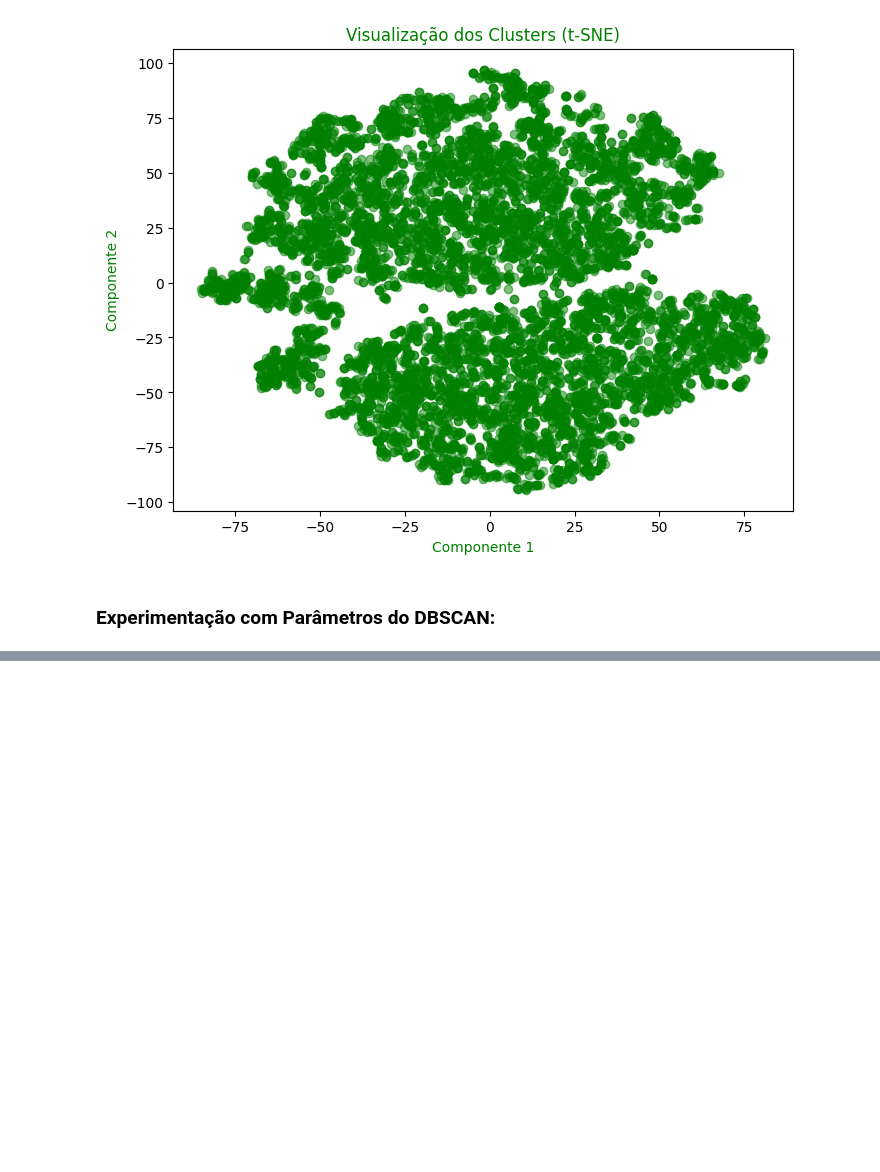
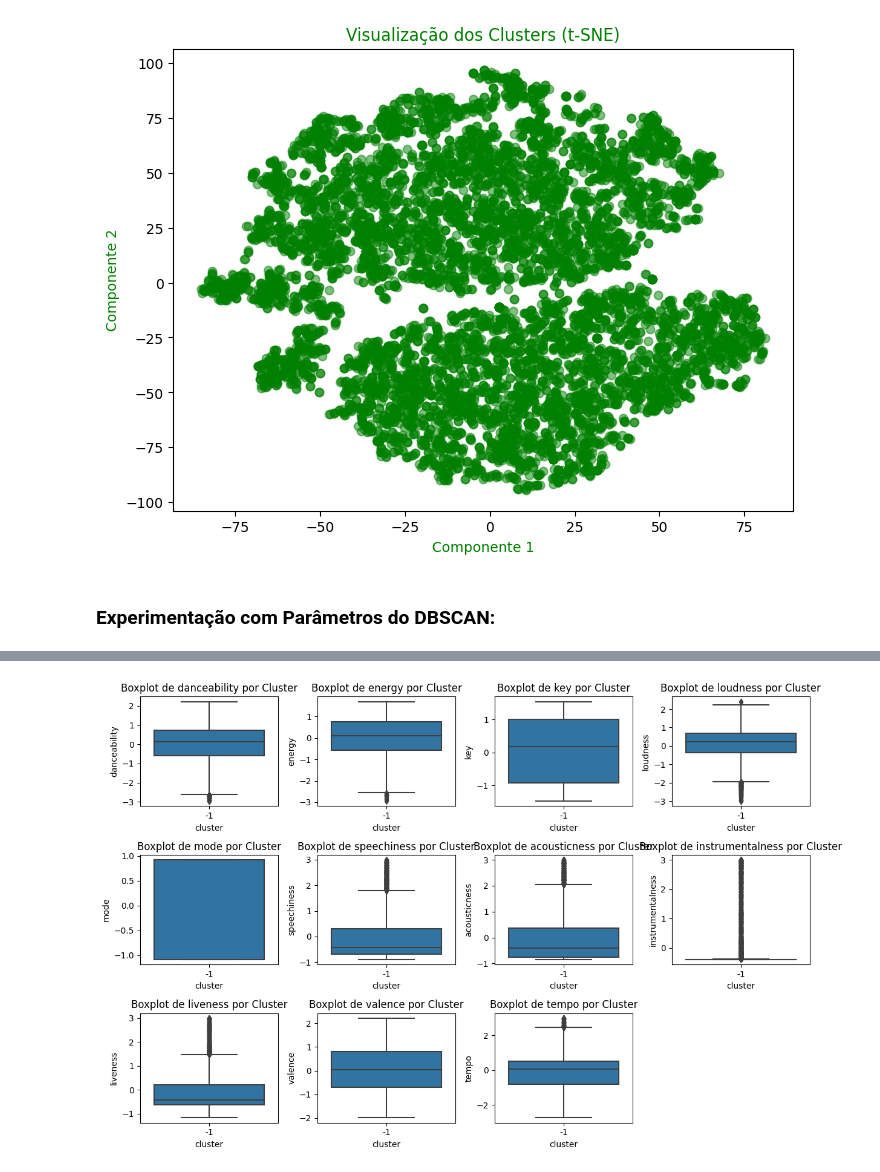
Before and after one commit to claraferreirabatista/30000-spotify-songs-machine-learning-popularidade, a Jupyter notebook: 6_DBSCAN.ipynb, the cells around one changed output, grey strips where cells are left out. Drawn from its saved outputs; the diff is of its cells as text; code cells hidden in the pictures; blank space fills up the shorter version.

```diff
--- a/6_DBSCAN.ipynb
+++ b/6_DBSCAN.ipynb
@@ -140,0 +88,27 @@ experimentar_DBSCAN(eps_values, min_samples_values, df)
+# %%
+from sklearn.cluster import DBSCAN
+from sklearn.metrics import silhouette_score
+
+# Ajuste o DBSCAN com diferentes valores de eps e min_samples
+eps_values = [0.5, 1.0, 1.5]
+min_samples_values = [5, 10, 15]
+
+best_silhouette_score = -1
+best_eps = None
+best_min_samples = None
+best_labels = None
+
+for eps in eps_values:
+    for min_samples in min_samples_values:
+        dbscan = DBSCAN(eps=eps, min_samples=min_samples)
+        labels = dbscan.fit_predict(df_tsne)  # Use os dados transformados pelo t-SNE
+        if len(np.unique(labels)) > 1:  # Verifique se mais de um cluster foi identificado
+            silhouette_avg = silhouette_score(df_tsne, labels)
+            print(f"For eps={eps}, min_samples={min_samples}, silhouette score: {silhouette_avg}")
+            if silhouette_avg > best_silhouette_score:
+                best_silhouette_score = silhouette_avg
+                best_eps = eps
+                best_min_samples = min_samples
+                best_labels = labels
+
+print(f"Best silhouette score: {best_silhouette_score} with eps={best_eps} and min_samples={best_min_samples}")
@@ -140,0 +124,7 @@ experimentar_DBSCAN(eps_values, min_samples_values, df)
+# %%
+# Adicionar os rótulos ao DataFrame original
+df['cluster'] = labels
+
+# Calcular médias e desvios-padrão de cada atributo por cluster
+descritivas_por_cluster = df.groupby('cluster').agg(['mean', 'std'])
+print(descritivas_por_cluster)
@@ -140,0 +149,11 @@ experimentar_DBSCAN(eps_values, min_samples_values, df)
+# %%
+# Boxplot para cada atributo por cluster
+plt.figure(figsize=(12, 8))
+for i, col in enumerate(colunas_numericas):
+    plt.subplot(3, 4, i + 1)
+    sns.boxplot(x='cluster', y=col, data=df)
+    plt.title(f'Boxplot de {col} por Cluster')
+    plt.tight_layout()
+plt.show()
+# %% [output]
+[figure, added]
```
Also changed, not shown: parts of 7 cells of this notebook.
